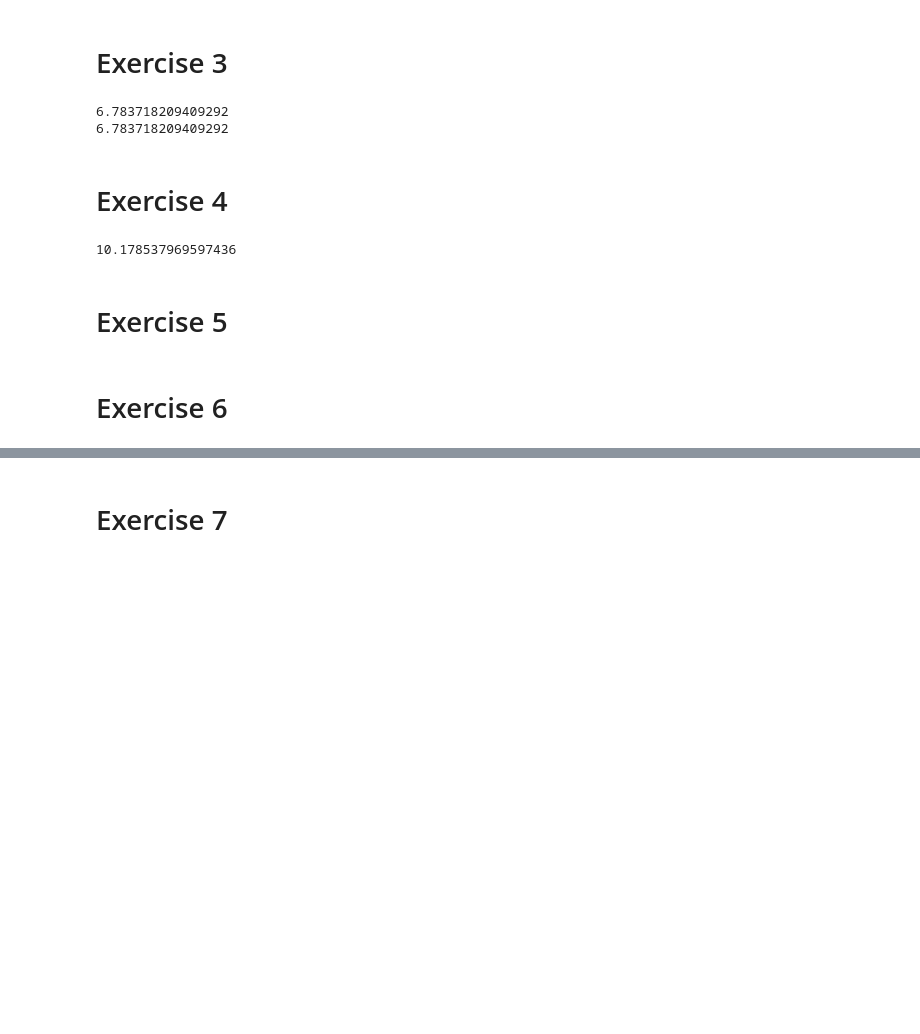
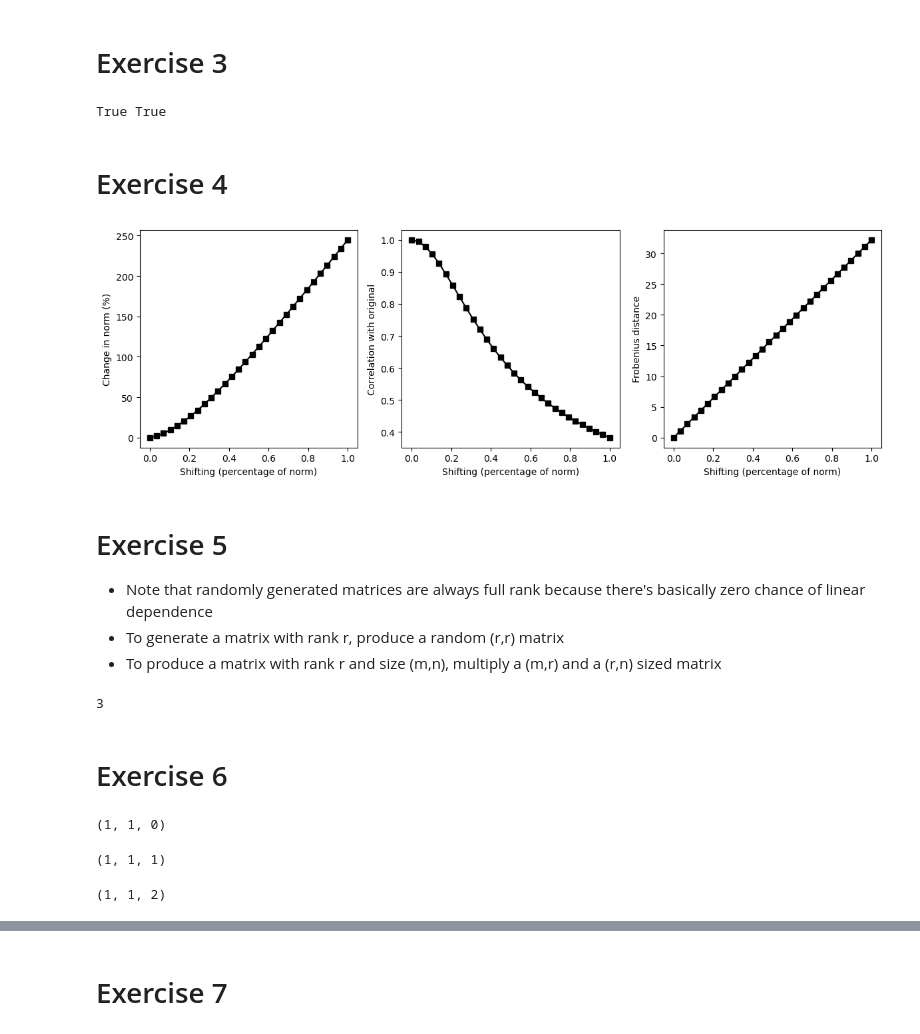
Before and after one commit to rufuspetrie/python_linear_algebra, a Jupyter notebook: chapter 6.ipynb, the cells around one changed output, grey strips where cells are left out. Drawn from its saved outputs; the diff is of its cells as text; code cells hidden in the pictures; blank space fills up the shorter version.

```diff
--- a/chapter 6.ipynb
+++ b/chapter 6.ipynb
@@ -51,20 +51,86 @@ N = 6
 A = np.random.randn(N,N)
 B = np.random.randn(N,N)
 
-print(np.sqrt(np.sum(A**2)))
-print(np.sqrt(np.sum(np.diag(A.T @ A))))
+m1 = np.sqrt(np.sum(A**2))
+m2 = np.sqrt(np.sum(np.diag(A.T @ A)))
+m3 = np.sqrt(np.sum(np.diag(A @ A.T)))
+print(np.isclose(m1, m2), np.isclose(m1, m3))
 # %% [output]
-6.783718209409292
-6.783718209409292
+True True
 # %% [markdown]
 # Exercise 4
 # %%
+N = 10
+shift = np.linspace(0, 1, 30)
 A = np.random.randn(100).reshape(10,10)
-N_0 = np.linalg.norm(A, "fro")
-N_0
+norm_A = np.linalg.norm(A, "fro")
+
+shift_results = np.zeros((len(shift), 3))
+result_names = ["Change in norm (%)", "Correlation with original", "Frobenius distance"]
+
+for i in range(len(shift)):
+    # Shift matrix
+    A_s = A + shift[i] * norm_A * np.eye(N)
+    # Recompute norm, find percentage change
+    norm_s = np.linalg.norm(A_s, "fro")
+    shift_results[i, 0] = 100 * (norm_s - norm_A) / norm_A
+    # Compute correlation
+    shift_results[i, 1] = np.corrcoef(A.flatten(), A_s.flatten())[0, 1]
+    # Frobenius distance
+    shift_results[i, 2] = frob_dist(A, A_s)
+
+fig, ax = plt.subplots(1, 3, figsize = (12,4))
+for i in range(shift_results.shape[1]):
+    ax[i].plot(shift, shift_results[:,i], "ks-")
+    ax[i].set_xlabel("Shifting (percentage of norm)")
+    ax[i].set_ylabel(result_names[i])
+
+plt.tight_layout()
+plt.savefig('Figure_06_06.png',dpi=300)
+plt.show()
 # %% [output]
-10.178537969597436
+[figure, added]
 # %% [markdown]
 # Exercise 5
+- Note that randomly generated matrices are always full rank because there's basically zero chance of linear dependence
+- To generate a matrix with rank r, produce a random (r,r) matrix
+- To produce a matrix with rank r and size (m,n), multiply a (m,r) and a (r,n) sized matrix
+# %%
+m = 6
+n = 5
+r = 3
+
+A = np.random.randn(m, r) @ np.random.randn(r, n)
+print(np.linalg.matrix_rank(A))
+# %% [output]
+3
 # %% [markdown]
 # Exercise 6
+# %%
+# Summing two matrices can reduce the rank
+A = np.diag([1,0,0,0,0])
+B = np.diag([-1,0,0,0,0])
+C = A + B
+
+np.linalg.matrix_rank(A), np.linalg.matrix_rank(B), np.linalg.matrix_rank(C)
+# %% [output]
+(1, 1, 0)
+# %%
+# Summed matrices can retain their original rank
+A = np.diag([1,0,0,0,0])
+B = np.zeros(A.shape)
+B[0,1] = 10
+C = A + B
+
+np.linalg.matrix_rank(A), np.linalg.matrix_rank(B), np.linalg.matrix_rank(C)
+# %% [output]
+(1, 1, 1)
+# %%
+# Summing matices can increase the rank
+A = np.diag([1,0,0,0,0])
+B = np.diag([0,1,0,0,0])
+C = A + B
+
+np.linalg.matrix_rank(A), np.linalg.matrix_rank(B), np.linalg.matrix_rank(C)
+# %% [output]
+(1, 1, 2)
```
Also changed, not shown: parts of 7 cells of this notebook, 5 other files.
